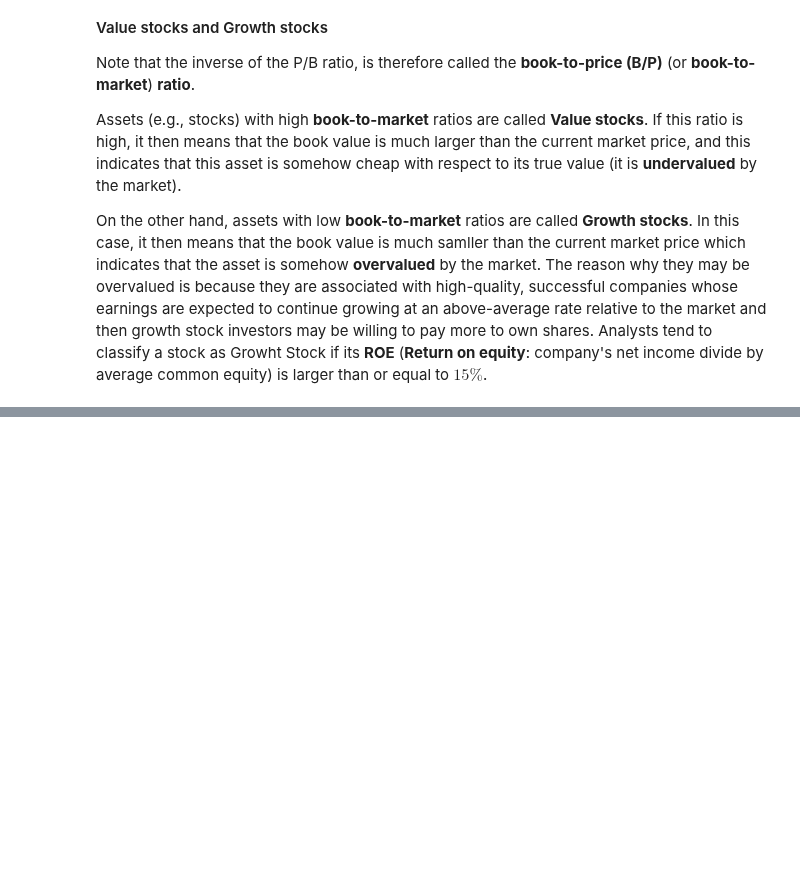
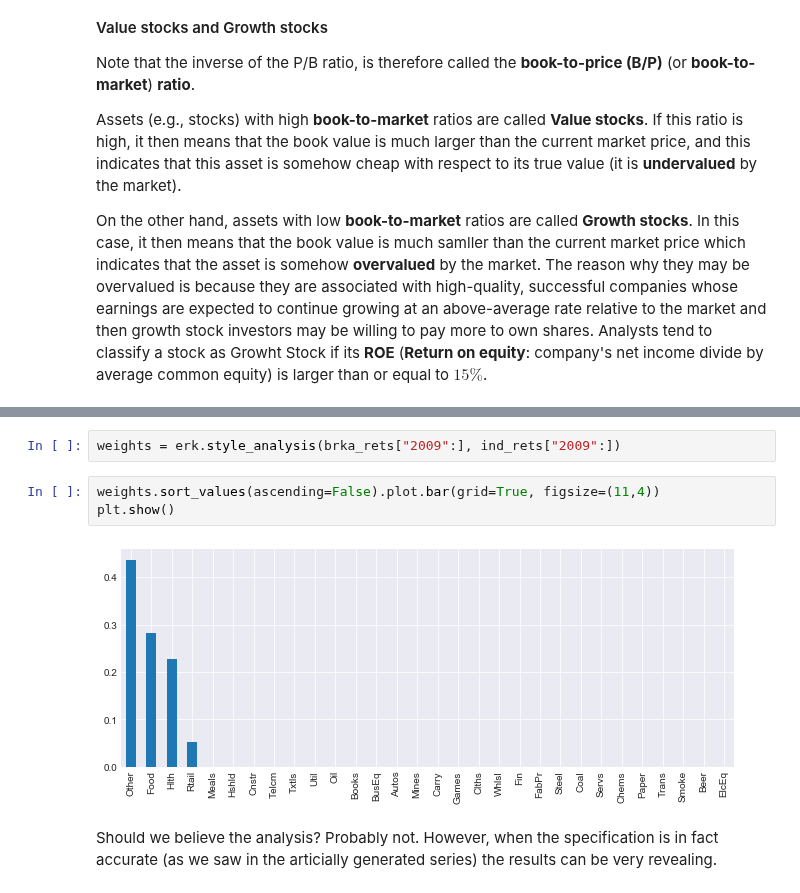
Before and after one commit to z4ir3/finance-courses, a Jupyter notebook: course_2_advanced_portfolio_construction_and_analysis_with_python/week-1.ipynb, the cells around one changed output, grey strips where cells are left out. Saved outputs shown, nothing was run; the diff lists cells and outputs as text; blank space fills up the shorter version.

```diff
--- a/course_2_advanced_portfolio_construction_and_analysis_with_python/week-1.ipynb
+++ b/course_2_advanced_portfolio_construction_and_analysis_with_python/week-1.ipynb
@@ -127,0 +402,9 @@ performing firms, lagged one month.
+# %%
+weights = erk.style_analysis(brka_rets["2009":], ind_rets["2009":])
+# %%
+weights.sort_values(ascending=False).plot.bar(grid=True, figsize=(11,4))
+plt.show()
+# %% [output]
+[figure, added]
+# %% [markdown]
+Should we believe the analysis? Probably not. However, when the specification is in fact accurate (as we saw in the articially generated series) the results can be very revealing.
```
Also changed, not shown: parts of 48 cells of this notebook.
